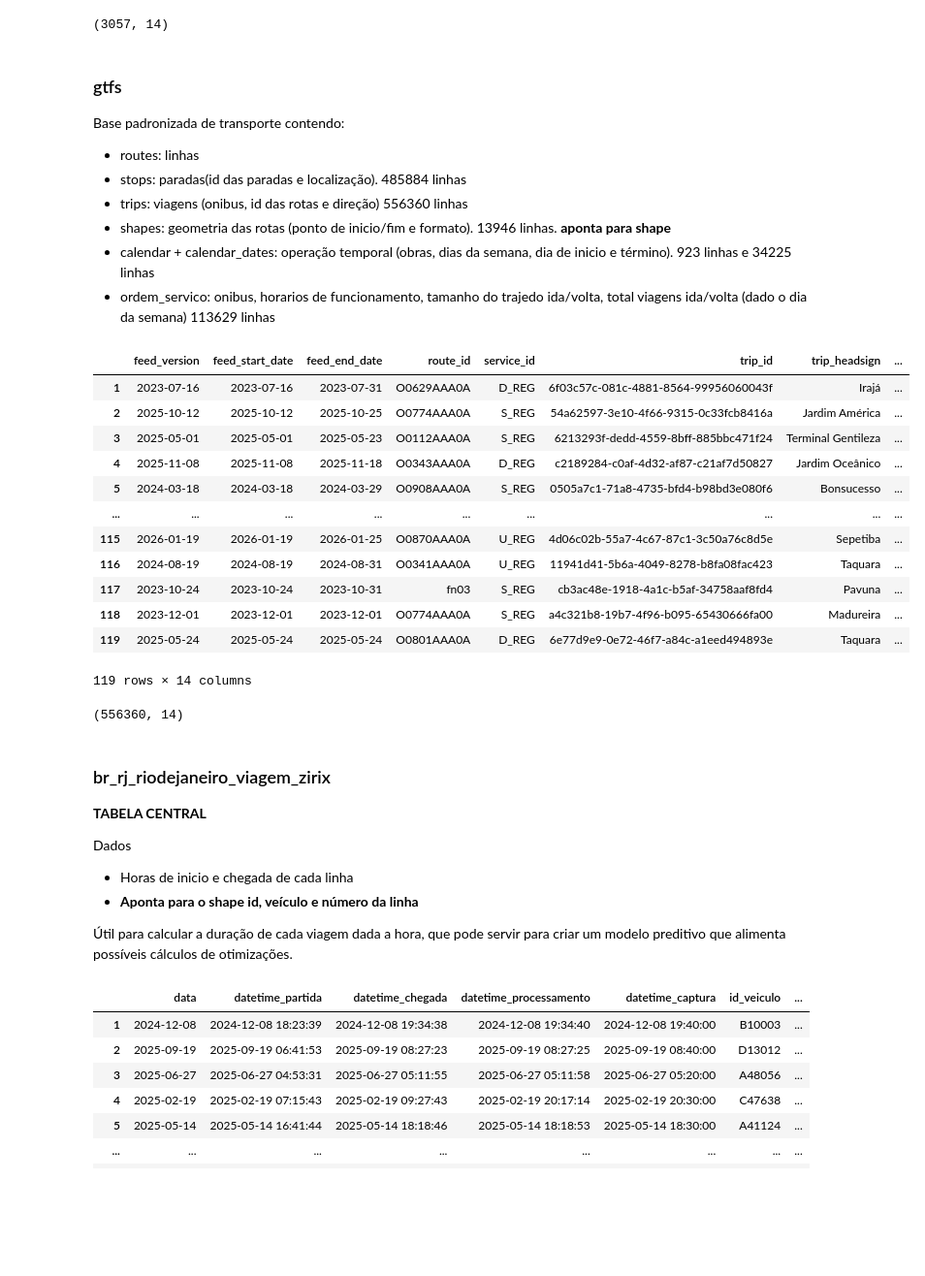
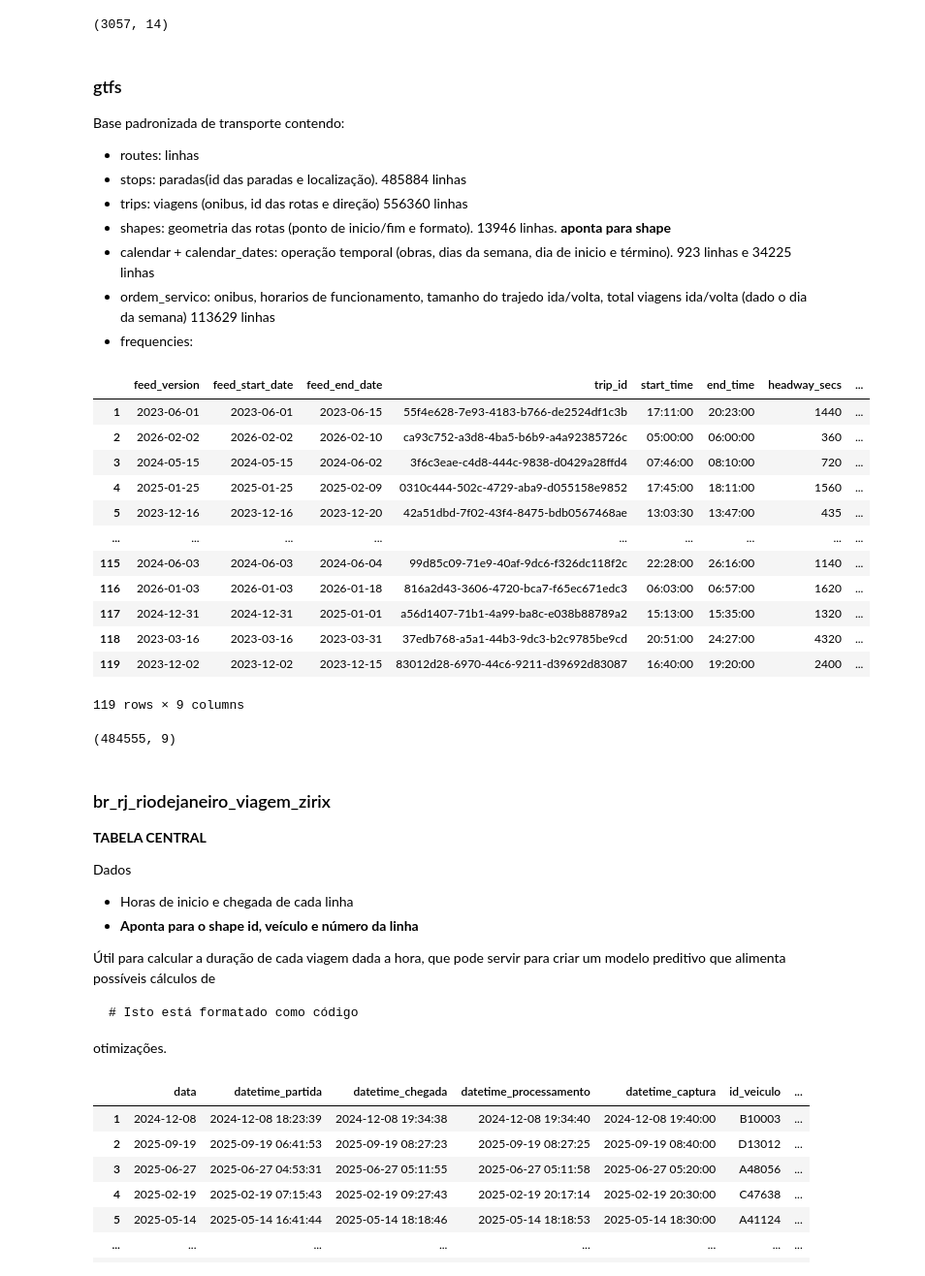
Before and after one commit to luizpcsilva/PS-2026.1-Grupo-L, a Jupyter notebook: PS_2026_Grupo_L.ipynb, the cells around one changed output. Shown at 97% size. Drawn from its saved outputs; the diff is of its cells as text; code cells hidden in the pictures; blank space fills up the shorter version.

````diff
--- a/PS_2026_Grupo_L.ipynb
+++ b/PS_2026_Grupo_L.ipynb
@@ -50,26 +50,27 @@ Base padronizada de transporte contendo:
 - shapes: geometria das rotas (ponto de inicio/fim e formato). 13946 linhas. **aponta para shape**
 - calendar + calendar_dates: operação temporal (obras, dias da semana, dia de inicio e término). 923 linhas e 34225 linhas
 - ordem_servico: onibus, horarios de funcionamento, tamanho do trajedo ida/volta, total viagens ida/volta (dado o dia da semana) 113629 linhas
+- frequencies:
 # %%
-caminho_dado = "/content/drive/MyDrive/DadosAnalyticaPS2026-GrupoL/dados brutos/gtfs-20260430T211243Z-3-001/gtfs/trips.csv"
+caminho_dado = "/content/drive/MyDrive/DadosAnalyticaPS2026-GrupoL/dados brutos/gtfs-20260430T211243Z-3-001/gtfs/frequencies.csv"
 df = pd.read_csv(caminho_dado)
 display(df.iloc[1:120])
 print(df.shape)
 # %% [output]
-|  | feed_version | feed_start_date | feed_end_date | route_id | service_id | trip_id | trip_headsign | ... |
-| 1 | 2023-07-16 | 2023-07-16 | 2023-07-31 | O0629AAA0A | D_REG | 6f03c57c-081c-4881-8564-99956060043f | Irajá | ... |
-| 2 | 2025-10-12 | 2025-10-12 | 2025-10-25 | O0774AAA0A | S_REG | 54a62597-3e10-4f66-9315-0c33fcb8416a | Jardim América | ... |
-| 3 | 2025-05-01 | 2025-05-01 | 2025-05-23 | O0112AAA0A | S_REG | 6213293f-dedd-4559-8bff-885bbc471f24 | Terminal Gentileza | ... |
-| 4 | 2025-11-08 | 2025-11-08 | 2025-11-18 | O0343AAA0A | D_REG | c2189284-c0af-4d32-af87-c21af7d50827 | Jardim Oceânico | ... |
-| 5 | 2024-03-18 | 2024-03-18 | 2024-03-29 | O0908AAA0A | S_REG | 0505a7c1-71a8-4735-bfd4-b98bd3e080f6 | Bonsucesso | ... |
+|  | feed_version | feed_start_date | feed_end_date | trip_id | start_time | end_time | headway_secs | ... |
+| 1 | 2023-06-01 | 2023-06-01 | 2023-06-15 | 55f4e628-7e93-4183-b766-de2524df1c3b | 17:11:00 | 20:23:00 | 1440 | ... |
+| 2 | 2026-02-02 | 2026-02-02 | 2026-02-10 | ca93c752-a3d8-4ba5-b6b9-a4a92385726c | 05:00:00 | 06:00:00 | 360 | ... |
+| 3 | 2024-05-15 | 2024-05-15 | 2024-06-02 | 3f6c3eae-c4d8-444c-9838-d0429a28ffd4 | 07:46:00 | 08:10:00 | 720 | ... |
+| 4 | 2025-01-25 | 2025-01-25 | 2025-02-09 | 0310c444-502c-4729-aba9-d055158e9852 | 17:45:00 | 18:11:00 | 1560 | ... |
+| 5 | 2023-12-16 | 2023-12-16 | 2023-12-20 | 42a51dbd-7f02-43f4-8475-bdb0567468ae | 13:03:30 | 13:47:00 | 435 | ... |
 | ... | ... | ... | ... | ... | ... | ... | ... | ... |
-| 115 | 2026-01-19 | 2026-01-19 | 2026-01-25 | O0870AAA0A | U_REG | 4d06c02b-55a7-4c67-87c1-3c50a76c8d5e | Sepetiba | ... |
-| 116 | 2024-08-19 | 2024-08-19 | 2024-08-31 | O0341AAA0A | U_REG | 11941d41-5b6a-4049-8278-b8fa08fac423 | Taquara | ... |
-| 117 | 2023-10-24 | 2023-10-24 | 2023-10-31 | fn03 | S_REG | cb3ac48e-1918-4a1c-b5af-34758aaf8fd4 | Pavuna | ... |
-| 118 | 2023-12-01 | 2023-12-01 | 2023-12-01 | O0774AAA0A | S_REG | a4c321b8-19b7-4f96-b095-65430666fa00 | Madureira | ... |
-| 119 | 2025-05-24 | 2025-05-24 | 2025-05-24 | O0801AAA0A | D_REG | 6e77d9e9-0e72-46f7-a84c-a1eed494893e | Taquara | ... |
+| 115 | 2024-06-03 | 2024-06-03 | 2024-06-04 | 99d85c09-71e9-40af-9dc6-f326dc118f2c | 22:28:00 | 26:16:00 | 1140 | ... |
+| 116 | 2026-01-03 | 2026-01-03 | 2026-01-18 | 816a2d43-3606-4720-bca7-f65ec671edc3 | 06:03:00 | 06:57:00 | 1620 | ... |
+| 117 | 2024-12-31 | 2024-12-31 | 2025-01-01 | a56d1407-71b1-4a99-ba8c-e038b88789a2 | 15:13:00 | 15:35:00 | 1320 | ... |
+| 118 | 2023-03-16 | 2023-03-16 | 2023-03-31 | 37edb768-a5a1-44b3-9dc3-b2c9785be9cd | 20:51:00 | 24:27:00 | 4320 | ... |
+| 119 | 2023-12-02 | 2023-12-02 | 2023-12-15 | 83012d28-6970-44c6-9211-d39692d83087 | 16:40:00 | 19:20:00 | 2400 | ... |
-119 rows × 14 columns
+119 rows × 9 columns
-(556360, 14)
+(484555, 9)
 # %% [markdown]
 ### br_rj_riodejaneiro_viagem_zirix
 **TABELA CENTRAL**
@@ -78,7 +79,13 @@ Dados
 - Horas de inicio e chegada de cada linha
 - **Aponta para o shape id, veículo e número da linha**
 
-Útil para calcular a duração de cada viagem dada a hora, que pode servir para criar um modelo preditivo que alimenta possíveis cálculos de otimizações.
+Útil para calcular a duração de cada viagem dada a hora, que pode servir para criar um modelo preditivo que alimenta possíveis cálculos de
+
+```
+# Isto está formatado como código
+```
+
+otimizações.
 # %%
 caminho_dado = "/content/drive/MyDrive/DadosAnalyticaPS2026-GrupoL/dados brutos/br_rj_riodejaneiro_viagem_zirix-20260430T211251Z-3-001/br_rj_riodejaneiro_viagem_zirix/viagem_informada.csv"
 df = pd.read_csv(caminho_dado)
````
Also changed, not shown: parts of 1 cell of this notebook.
